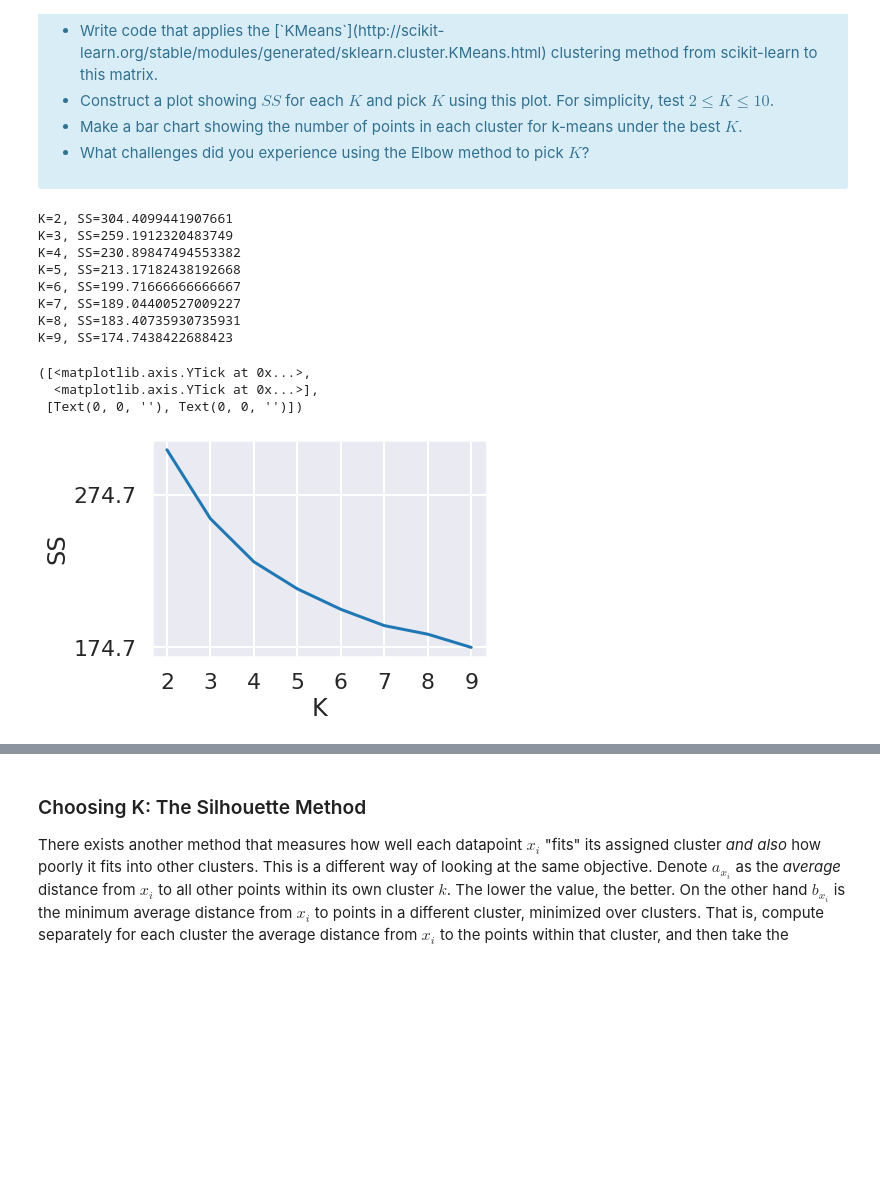
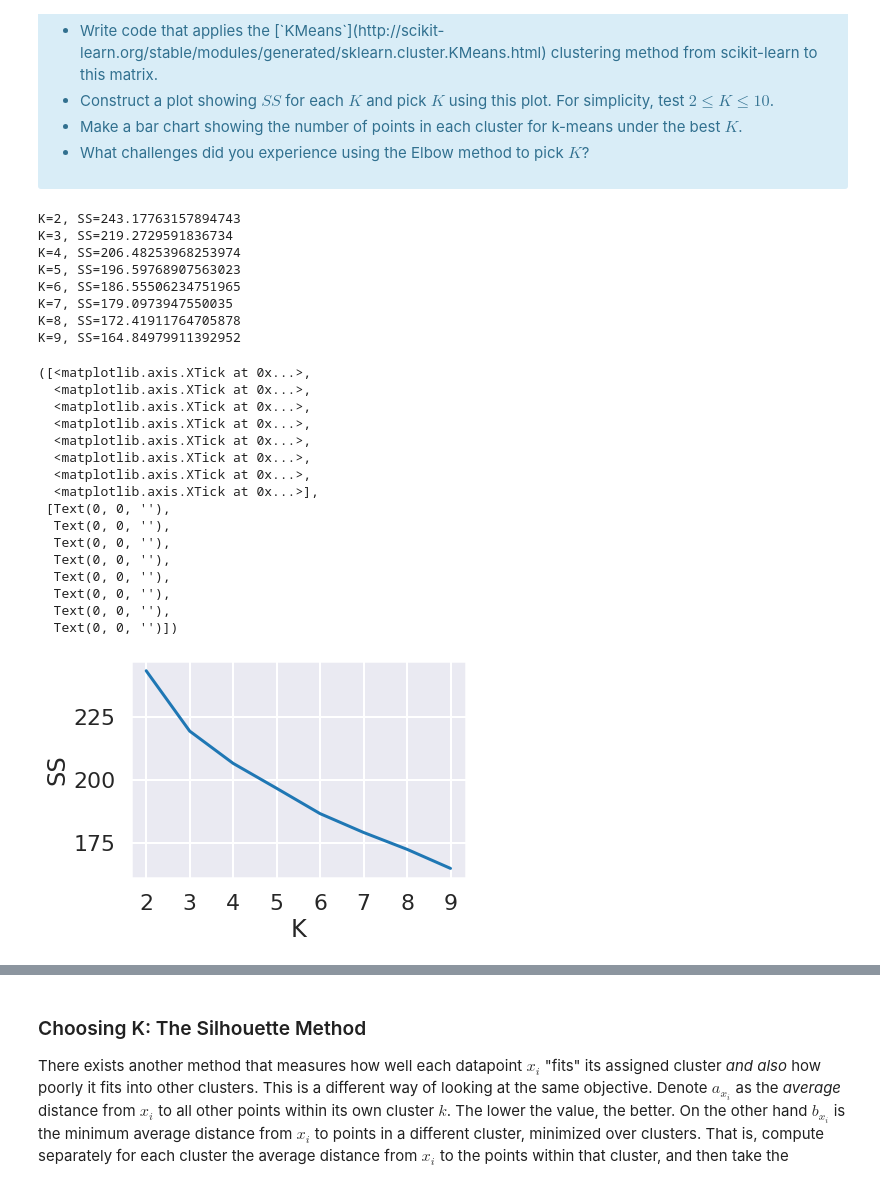
Before and after one commit to rrmorris2102/ucsd-mle, a Jupyter notebook: mec-mini-projects/mec-16.2.6-clustering-mini-project/Mini_Project_Clustering.ipynb, the cells around one changed output, grey strips where cells are left out. Saved outputs shown, nothing was run; the diff lists cells and outputs as text; code cells hidden in the pictures; blank space fills up the shorter version.

Commit message:
mec-16.2.6-clustering-mini-project updated

```diff
--- a/mec-mini-projects/mec-16.2.6-clustering-mini-project/Mini_Project_Clustering.ipynb
+++ b/mec-mini-projects/mec-16.2.6-clustering-mini-project/Mini_Project_Clustering.ipynb
@@ -67,9 +68,9 @@ df = pd.merge(df_offers, df_transactions)
 # create a "pivot table" which will give us the number of times each customer responded to a given offer
 #matrix = df.pivot_table(index=['customer_name'], columns=['offer_id'], values='n', fill_value=0)
 matrix = df.pivot_table(index=['customer_name'], columns=['offer_id'], values='n')
-matrix = matrix.fillna(0)
+#matrix = matrix.fillna(0)
 # a little tidying up. fill NA values with 0 and make the index into a column
-#matrix = matrix.fillna(0).reset_index()
+matrix = matrix.fillna(0).reset_index()
 print(matrix)
 labels_true=list(matrix.index)
 print(labels_true)
@@ -124,56 +125,71 @@ where $x_i$ is a point, $C_k$ represents cluster $k$ and $\mu_k$ is the centroid
 
 from sklearn.cluster import KMeans
 
-x_cols = matrix[matrix.columns[1:]]
+k_start = 2
+k_max = 10
+k_range = range(k_start, k_max)
+
+x_cols = matrix[matrix.columns[k_start:]]
 SS = []
 
 sns.set_style('darkgrid')
 
-n_clusters = range(2, 10)
-
-for n_cluster in n_clusters:
+for n_cluster in k_range:
     cluster = KMeans(n_clusters=n_cluster)
 
     # slice matrix so we only include the 0/1 indicator columns in the clustering
     matrix['cluster'] = cluster.fit_predict(x_cols)
 
     # https://scikit-learn.org/stable/modules/generated/sklearn.cluster.KMeans.html
     # inertia_ float
     # Sum of squared distances of samples to their closest cluster center.
     print('K={}, SS={}'.format(n_cluster, cluster.inertia_))
     SS.append(cluster.inertia_)
 
     #print(matrix.cluster.value_counts())
     #print(list(matrix.cluster.value_counts().values))
 
     # Stop when a cluster of 1 element is created
     if 1 in list(matrix.cluster.value_counts().values):
         print('Stop at clusters={}'.format(n_cluster))
         break
 
-n_clusters = n_clusters[0:n_cluster]
+n_clusters = k_range[0:n_cluster]
 plt.plot(n_clusters, SS)
 plt.xlabel('K')
 plt.ylabel('SS')
 plt.xticks(np.arange(min(n_clusters), max(n_clusters)+1, 1.0))
-plt.yticks(np.arange(min(SS), max(SS)+1, 100))
+#plt.yticks(np.arange(min(SS), max(SS)+1, 100))
 #plt.bar(list(matrix.cluster.value_counts().index),matrix.cluster.value_counts())
 
 #from ggplot import *
 
 #ggplot(df, aes(x='factor(cluster)')) + geom_bar() + xlab('Cluster')  + ylab('Customers\n(# in cluster)')
 # %% [output]
-K=2, SS=304.4099441907661
-K=3, SS=259.1912320483749
-K=4, SS=230.89847494553382
-K=5, SS=213.17182438192668
-K=6, SS=199.71666666666667
-K=7, SS=189.04400527009227
-K=8, SS=183.40735930735931
-K=9, SS=174.7438422688423
+K=2, SS=243.17763157894743
+K=3, SS=219.2729591836734
+K=4, SS=206.48253968253974
+K=5, SS=196.59768907563023
+K=6, SS=186.55506234751965
+K=7, SS=179.0973947550035
+K=8, SS=172.41911764705878
+K=9, SS=164.84979911392952
-([<matplotlib.axis.YTick at 0x...>,
-  <matplotlib.axis.YTick at 0x...>],
- [Text(0, 0, ''), Text(0, 0, '')])
+([<matplotlib.axis.XTick at 0x...>,
+  <matplotlib.axis.XTick at 0x...>,
+  <matplotlib.axis.XTick at 0x...>,
+  <matplotlib.axis.XTick at 0x...>,
+  <matplotlib.axis.XTick at 0x...>,
+  <matplotlib.axis.XTick at 0x...>,
+  <matplotlib.axis.XTick at 0x...>,
+  <matplotlib.axis.XTick at 0x...>],
+ [Text(0, 0, ''),
+  Text(0, 0, ''),
+  Text(0, 0, ''),
+  Text(0, 0, ''),
+  Text(0, 0, ''),
+  Text(0, 0, ''),
+  Text(0, 0, ''),
+  Text(0, 0, '')])
-[figure, old version]
+[figure, new version]
 # %%
 # https://analyticsindiamag.com/beginners-guide-to-k-means-clustering/
```
Also changed, not shown: parts of 7 cells of this notebook.
